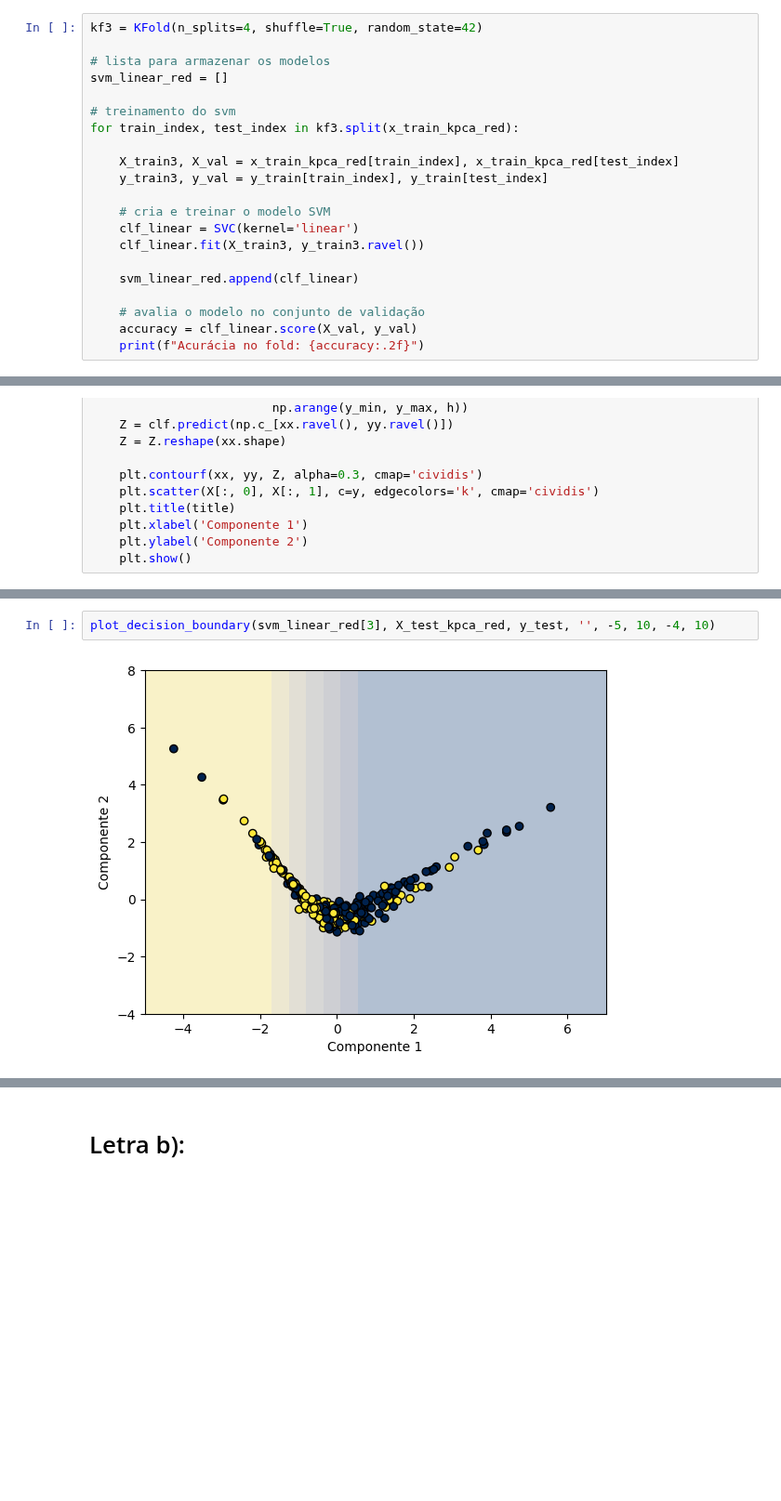
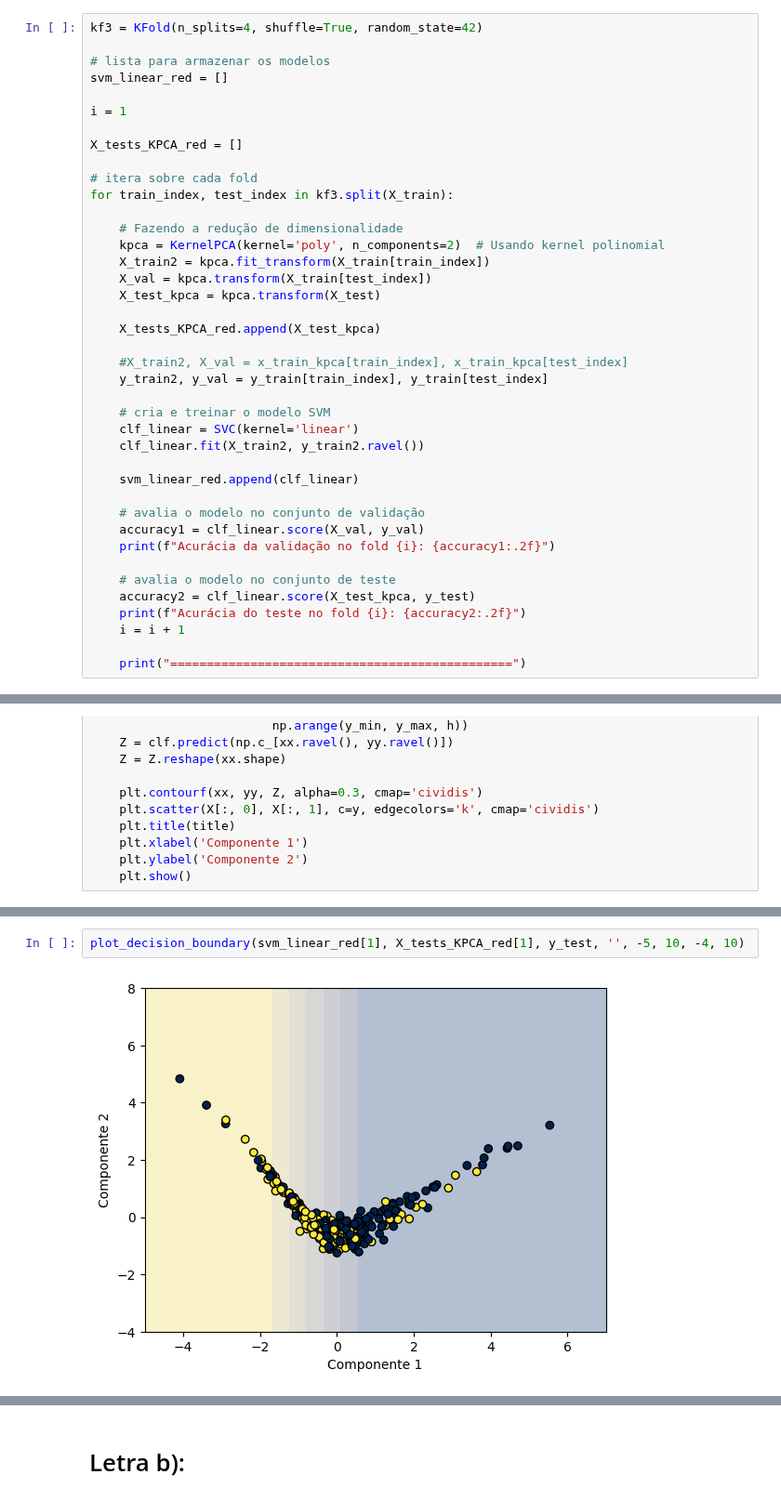
Before and after one commit to lorran-araujo/LNCC, a Jupyter notebook: disciplinas/redes-neurais/codes/lista3/exercicio1.ipynb, the cells around one changed output, grey strips where cells are left out. Shown at 93% size. Saved outputs shown, nothing was run; the diff lists cells and outputs as text; blank space fills up the shorter version.

```diff
--- a/disciplinas/redes-neurais/codes/lista3/exercicio1.ipynb
+++ b/disciplinas/redes-neurais/codes/lista3/exercicio1.ipynb
@@ -310,19 +328,38 @@ kf3 = KFold(n_splits=4, shuffle=True, random_state=42)
 # lista para armazenar os modelos
 svm_linear_red = []
 
-# treinamento do svm
-for train_index, test_index in kf3.split(x_train_kpca_red):
+i = 1
 
-    X_train3, X_val = x_train_kpca_red[train_index], x_train_kpca_red[test_index]
-    y_train3, y_val = y_train[train_index], y_train[test_index]
+X_tests_KPCA_red = []
+
+# itera sobre cada fold
+for train_index, test_index in kf3.split(X_train):
+
+    # Fazendo a redução de dimensionalidade
+    kpca = KernelPCA(kernel='poly', n_components=2)  # Usando kernel polinomial
+    X_train2 = kpca.fit_transform(X_train[train_index])
+    X_val = kpca.transform(X_train[test_index])
+    X_test_kpca = kpca.transform(X_test)
+
+    X_tests_KPCA_red.append(X_test_kpca)
+
+    #X_train2, X_val = x_train_kpca[train_index], x_train_kpca[test_index]
+    y_train2, y_val = y_train[train_index], y_train[test_index]
 
     # cria e treinar o modelo SVM
     clf_linear = SVC(kernel='linear')
-    clf_linear.fit(X_train3, y_train3.ravel())
+    clf_linear.fit(X_train2, y_train2.ravel())
 
     svm_linear_red.append(clf_linear)
 
     # avalia o modelo no conjunto de validação
-    accuracy = clf_linear.score(X_val, y_val)
-    print(f"Acurácia no fold: {accuracy:.2f}")
+    accuracy1 = clf_linear.score(X_val, y_val)
+    print(f"Acurácia da validação no fold {i}: {accuracy1:.2f}")
+
+    # avalia o modelo no conjunto de teste
+    accuracy2 = clf_linear.score(X_test_kpca, y_test)
+    print(f"Acurácia do teste no fold {i}: {accuracy2:.2f}")
+    i = i + 1
+
+    print("===============================================")
 # %% [output]
@@ -356,4 +399,4 @@ X_test_kpca_red = kpca_red.transform(X_test)
 # %%
-plot_decision_boundary(svm_linear_red[3], X_test_kpca_red, y_test, '', -5, 10, -4, 10)
+plot_decision_boundary(svm_linear_red[1], X_tests_KPCA_red[1], y_test, '', -5, 10, -4, 10)
 # %% [output]
-[figure, old version]
+[figure, new version]
```
Also changed, not shown: parts of 15 cells of this notebook, 1 other file.
